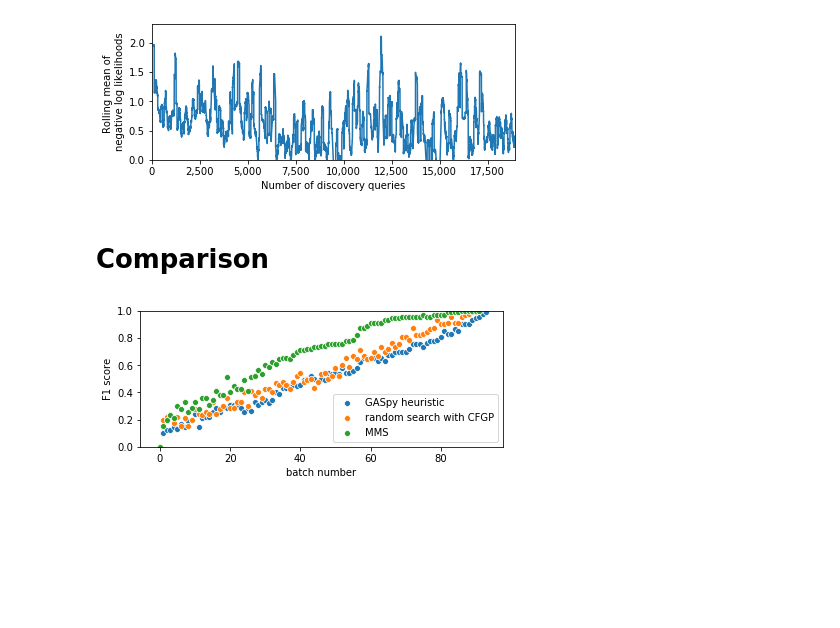
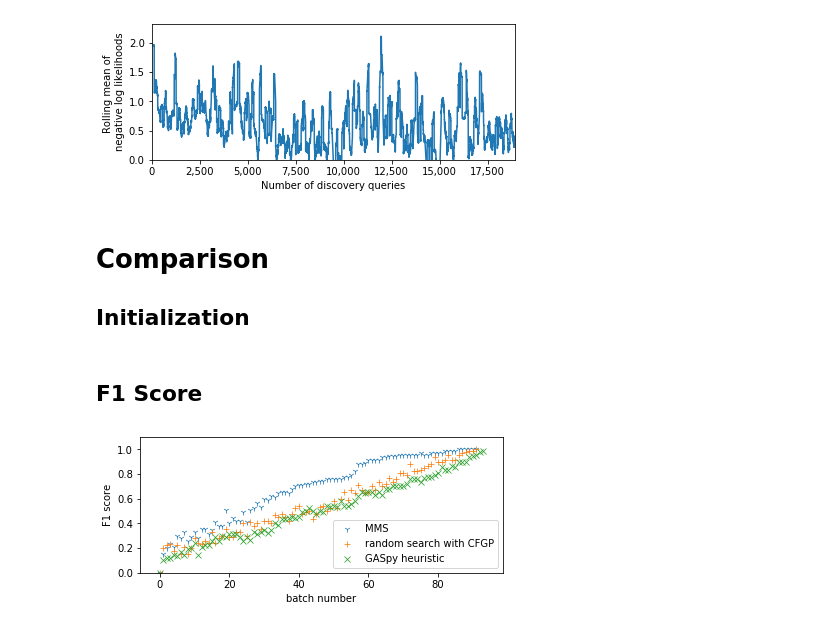
Before and after one commit to ulissigroup/catalyst-acquisitions, a Jupyter notebook: notebooks/comparisons/compare_hallucinations.ipynb, the cells around one changed output. Cells and saved outputs as stored; diff of their text form; code cells hidden in the pictures; blank space fills up the shorter version.

```diff
--- a/notebooks/comparisons/compare_hallucinations.ipynb
+++ b/notebooks/comparisons/compare_hallucinations.ipynb
@@ -235,3 +235,4 @@ tpot_figs = tpot_discoverer.plot_performance(window=100)
 [figure]
 # %% [markdown]
 # Comparison
+## Initialization
@@ -260,30 +291,22 @@ def plot_reward(self, reward_name=None):
+# %% [markdown]
+## F1 Score
 # %%
-import matplotlib.pyplot as plt
-from matplotlib import ticker
-import seaborn as sns
+fig = plt.figure()
 
-
-FORMATTER = ticker.FuncFormatter(lambda x, p: format(int(x), ','))
-FIG_SIZE = (6.5, 2.5)
-
-
-fig = plt.figure()
+ax_mms = sns.scatterplot(list(range(len(mms_discoverer.reward_history))),
+                         mms_discoverer.reward_history,
+                         label='MMS', marker='1')
+ax_rs = sns.scatterplot(list(range(len(rs_discoverer.reward_history))),
+                        rs_discoverer.reward_history,
+                        label='random search with CFGP', marker='+')
 ax_tpot = sns.scatterplot(list(range(len(tpot_discoverer.reward_history))),
                           tpot_discoverer.reward_history,
-                          label='GASpy heuristic')
-ax_rs = sns.scatterplot(list(range(len(rs_discoverer.reward_history))),
-                        rs_discoverer.reward_history,
-                        label='random search with CFGP')
-ax_mms = sns.scatterplot(list(range(len(mms_discoverer.reward_history))),
-                         mms_discoverer.reward_history,
-                         label='MMS')
-
-
+                          label='GASpy heuristic', marker='x')
 
 _ = ax_mms.set_xlabel('batch number')
 _ = ax_mms.set_ylabel('F1 score')
-_ = ax_mms.set_ylim(0., 1.)
+_ = ax_mms.set_ylim(0., 1.1)
 _ = fig.set_size_inches(*FIG_SIZE)
 _ = ax_mms.get_xaxis().set_major_formatter(FORMATTER)
 # %% [output]
-[figure, old version]
+[figure, new version]
```
Also changed, not shown: parts of 10 cells of this notebook.
